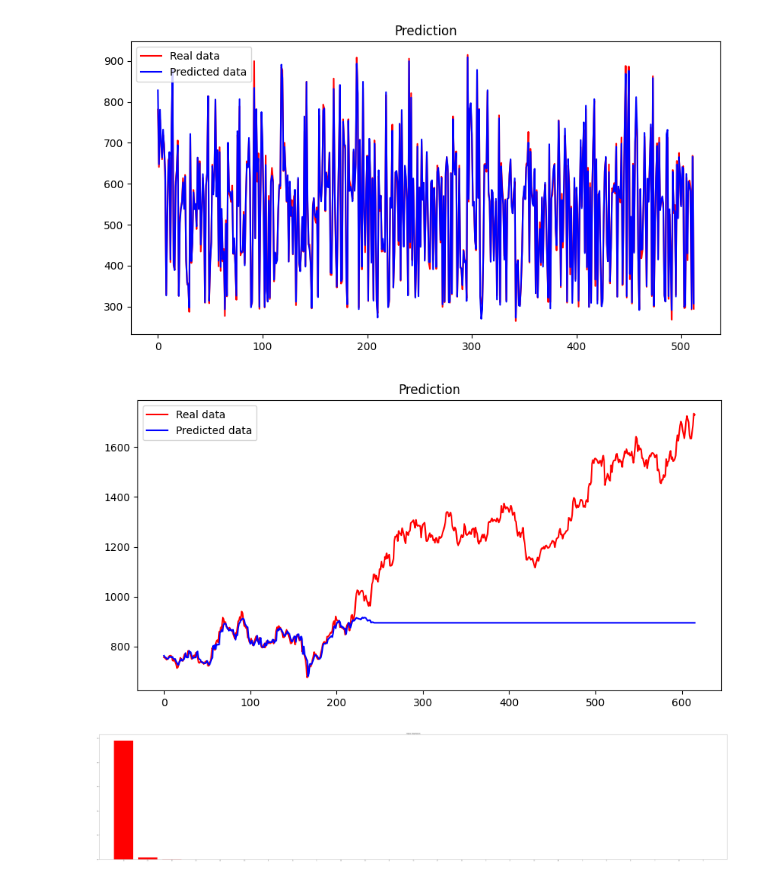
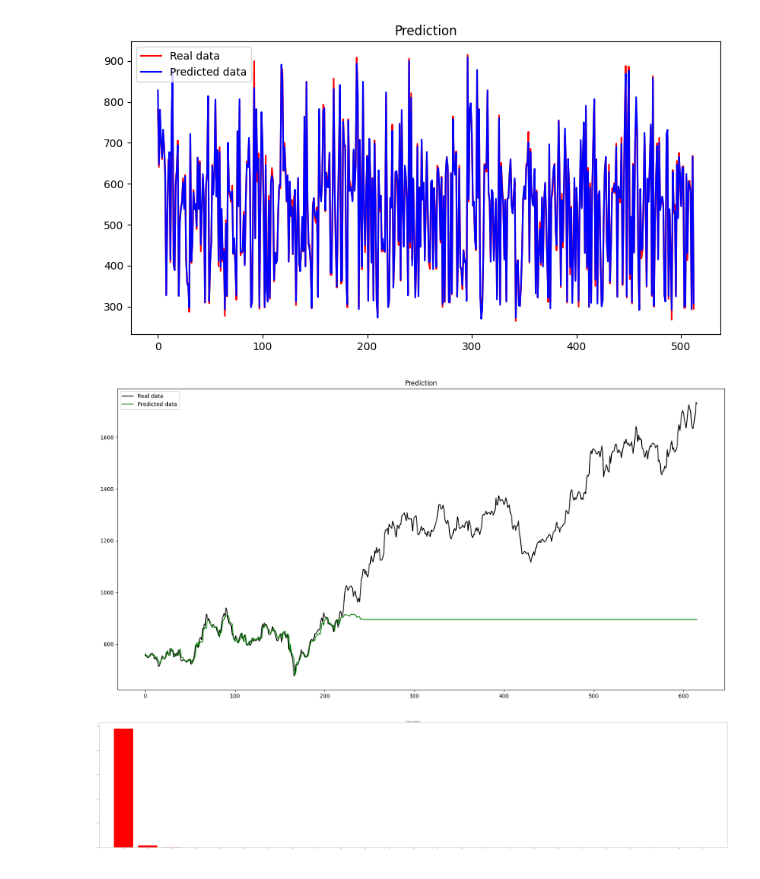
Before and after one commit to vedant2423/data-analysis-with-technical-indicators, a Jupyter notebook: nifty_sensex_close_data/random forest/training_rf_test_m&m.ipynb, the cells around one changed output. Cells and saved outputs as stored; diff of their text form; code cells hidden in the pictures.

```diff
--- a/nifty_sensex_close_data/random forest/training_rf_test_m&m.ipynb
+++ b/nifty_sensex_close_data/random forest/training_rf_test_m&m.ipynb
@@ -140,14 +140,14 @@ plt.show()
 [figure]
 # %%
 # actual data vs predicted data for test data
-plt.figure(figsize=(10,5))
-plt.plot(act_data, color = 'red', label = 'Real data')
-plt.plot(y_pred_close, color = 'blue', label = 'Predicted data')
+plt.figure(figsize=(20,10))
+plt.plot(act_data, color = 'black', label = 'Real data')
+plt.plot(y_pred_close, color = 'green', label = 'Predicted data')
 plt.title('Prediction')
 plt.legend()
 plt.show()
 # %% [output]
-[figure, old version]
+[figure, new version]
 # %%
 #feature importance
 importances = rf_grid_c.best_estimator_.feature_importances_
```
